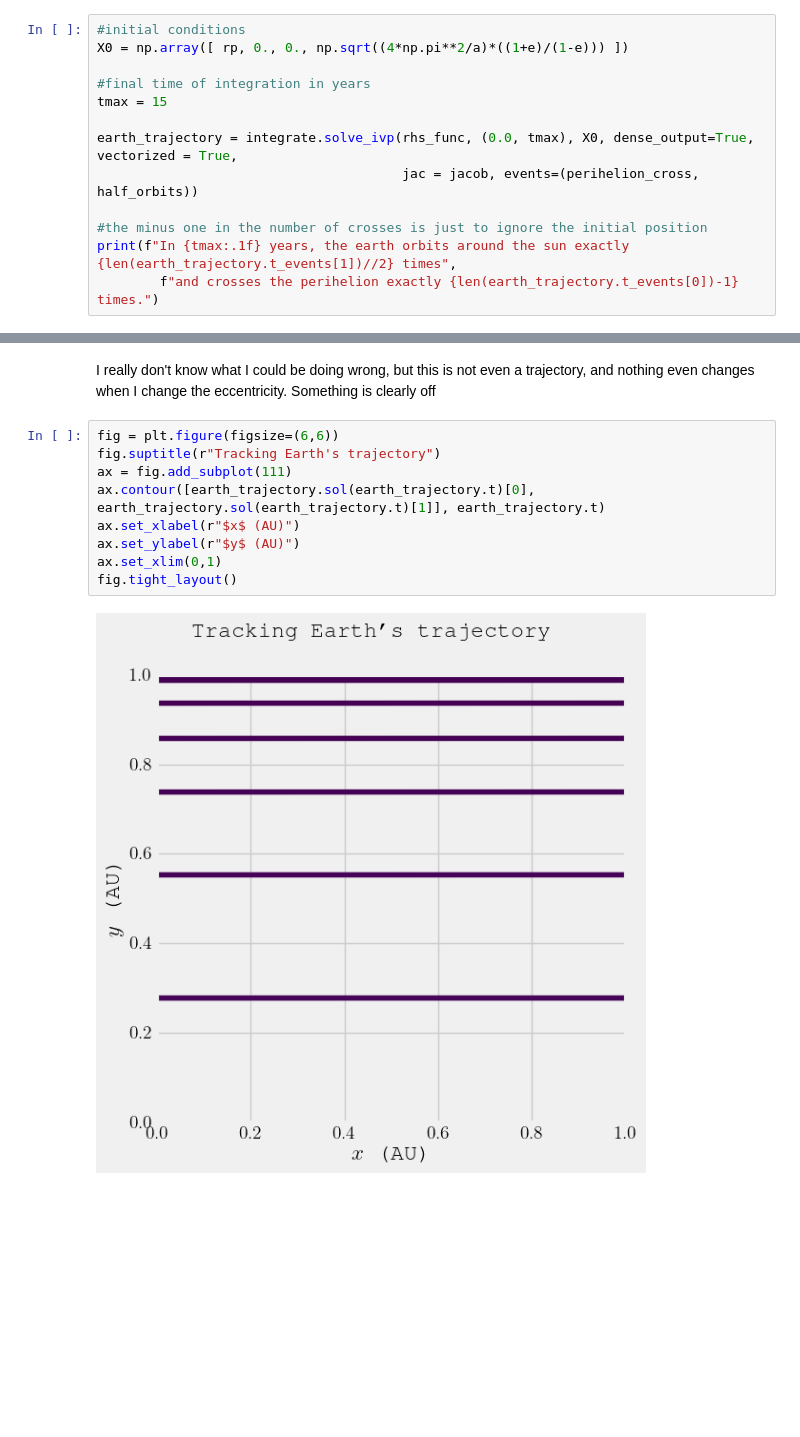
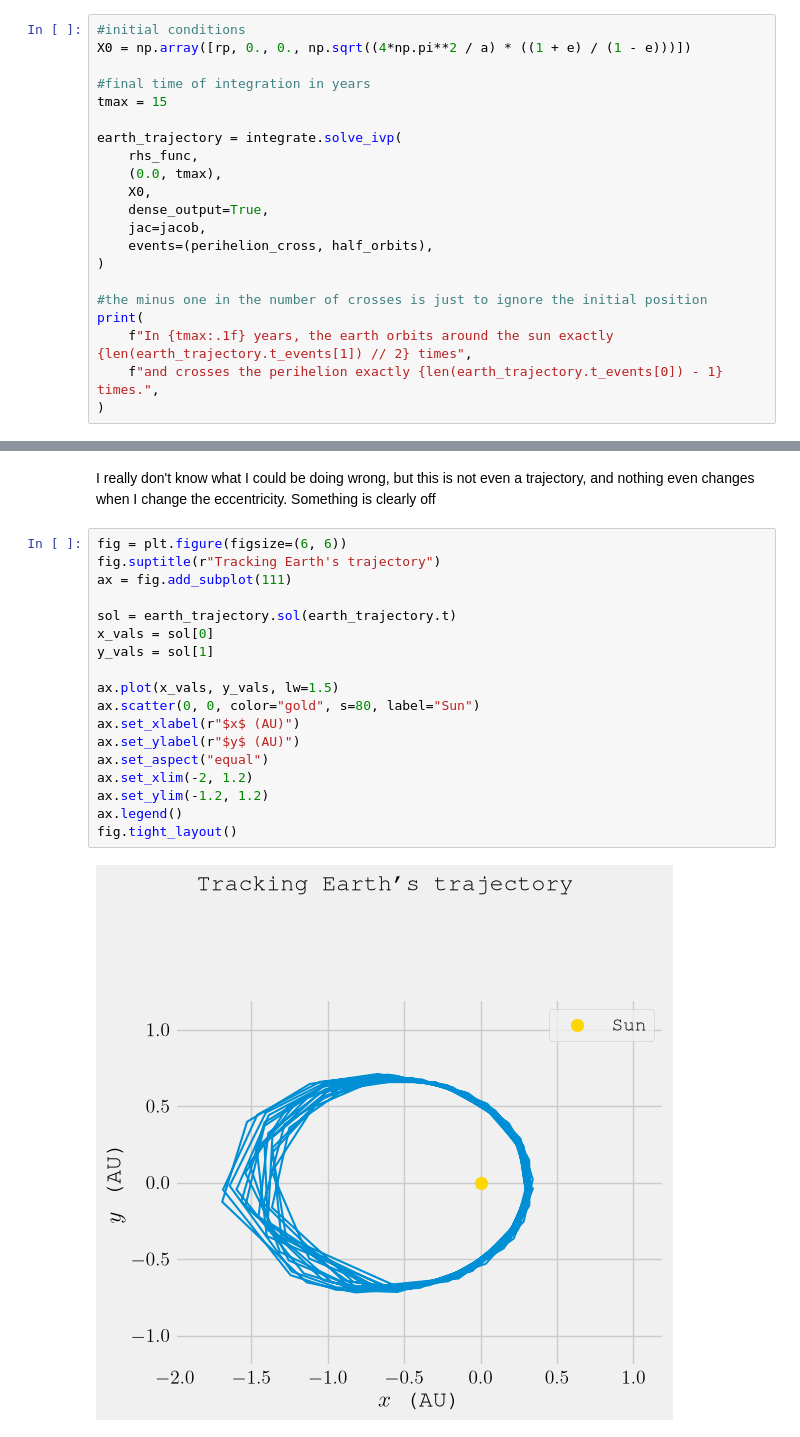
Before and after one commit to matilde-garcia/scientificcomputing_bicocca_2025, a Jupyter notebook: working/L04_mycode.ipynb, the cells around one changed output, grey strips where cells are left out. Drawn from its saved outputs; the diff is of its cells as text; blank space fills up the shorter version.

```diff
--- a/working/L04_mycode.ipynb
+++ b/working/L04_mycode.ipynb
@@ -150,29 +153,46 @@ def half_orbits(t,X):
     return X[1]
 # %%
 #initial conditions
-X0 = np.array([ rp, 0., 0., np.sqrt((4*np.pi**2/a)*((1+e)/(1-e))) ])
+X0 = np.array([rp, 0., 0., np.sqrt((4*np.pi**2 / a) * ((1 + e) / (1 - e)))])
 
 #final time of integration in years
 tmax = 15
 
-earth_trajectory = integrate.solve_ivp(rhs_func, (0.0, tmax), X0, dense_output=True, vectorized = True,
-                                       jac = jacob, events=(perihelion_cross, half_orbits))
+earth_trajectory = integrate.solve_ivp(
+    rhs_func,
+    (0.0, tmax),
+    X0,
+    dense_output=True,
+    jac=jacob,
+    events=(perihelion_cross, half_orbits),
+)
 
 #the minus one in the number of crosses is just to ignore the initial position
-print(f"In {tmax:.1f} years, the earth orbits around the sun exactly {len(earth_trajectory.t_events[1])//2} times",
-        f"and crosses the perihelion exactly {len(earth_trajectory.t_events[0])-1} times.")
+print(
+    f"In {tmax:.1f} years, the earth orbits around the sun exactly {len(earth_trajectory.t_events[1]) // 2} times",
+    f"and crosses the perihelion exactly {len(earth_trajectory.t_events[0]) - 1} times.",
+)
 # %% [output]
 In 15.0 years, the earth orbits around the sun exactly 17 times and crosses the perihelion exactly 31 times.
 # %% [markdown]
 I really don't know what I could be doing wrong, but this is not even a trajectory, and nothing even changes when I change the eccentricity. Something is clearly off
 # %%
-fig = plt.figure(figsize=(6,6))
+fig = plt.figure(figsize=(6, 6))
 fig.suptitle(r"Tracking Earth's trajectory")
 ax = fig.add_subplot(111)
-ax.contour([earth_trajectory.sol(earth_trajectory.t)[0], earth_trajectory.sol(earth_trajectory.t)[1]], earth_trajectory.t)
+
+sol = earth_trajectory.sol(earth_trajectory.t)
+x_vals = sol[0]
+y_vals = sol[1]
+
+ax.plot(x_vals, y_vals, lw=1.5)
+ax.scatter(0, 0, color="gold", s=80, label="Sun")
 ax.set_xlabel(r"$x$ (AU)")
 ax.set_ylabel(r"$y$ (AU)")
-ax.set_xlim(0,1)
+ax.set_aspect("equal")
+ax.set_xlim(-2, 1.2)
+ax.set_ylim(-1.2, 1.2)
+ax.legend()
 fig.tight_layout()
 # %% [output]
-[figure, old version]
+[figure, new version]
```
Also changed, not shown: parts of 4 cells of this notebook, 11 other files.
